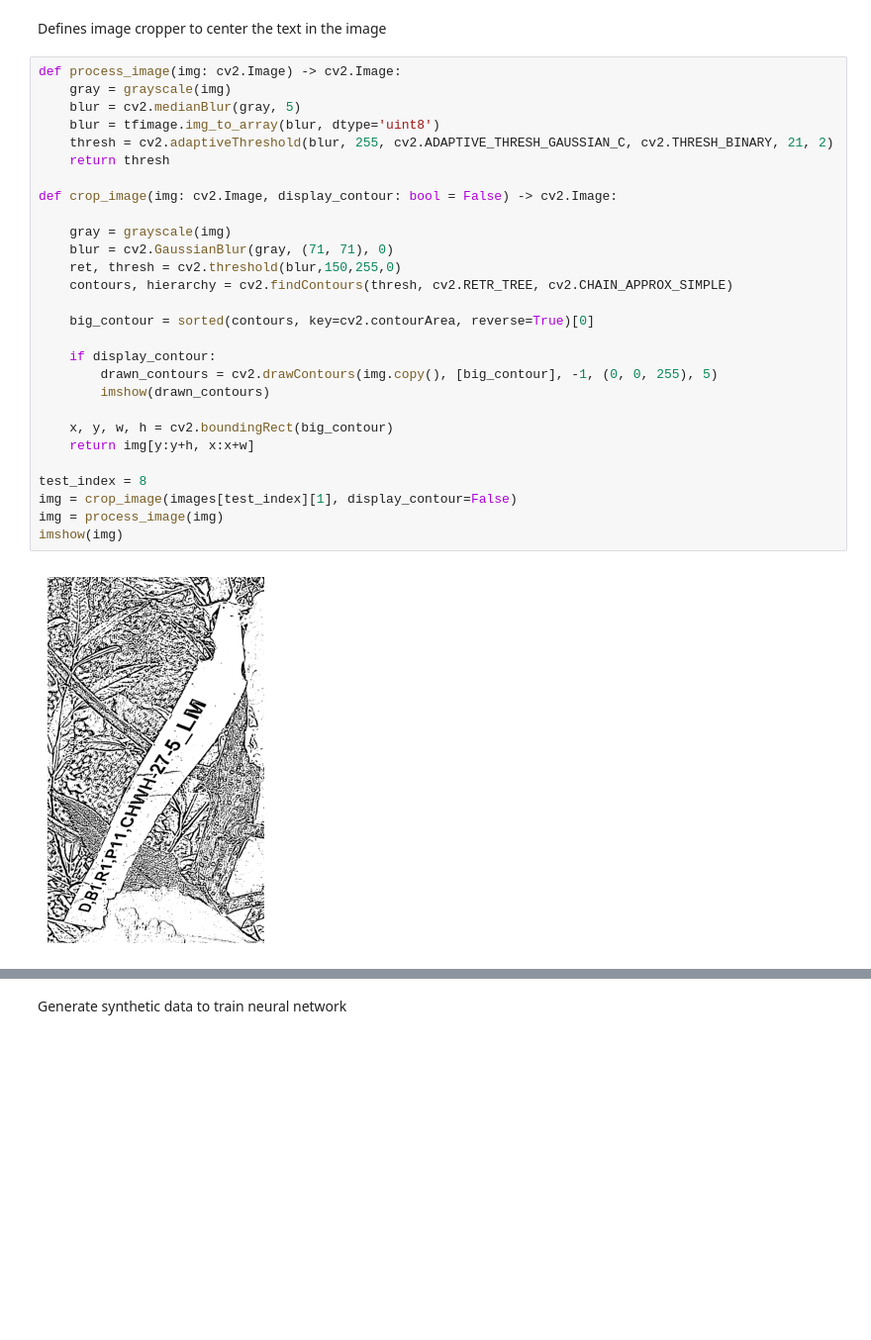
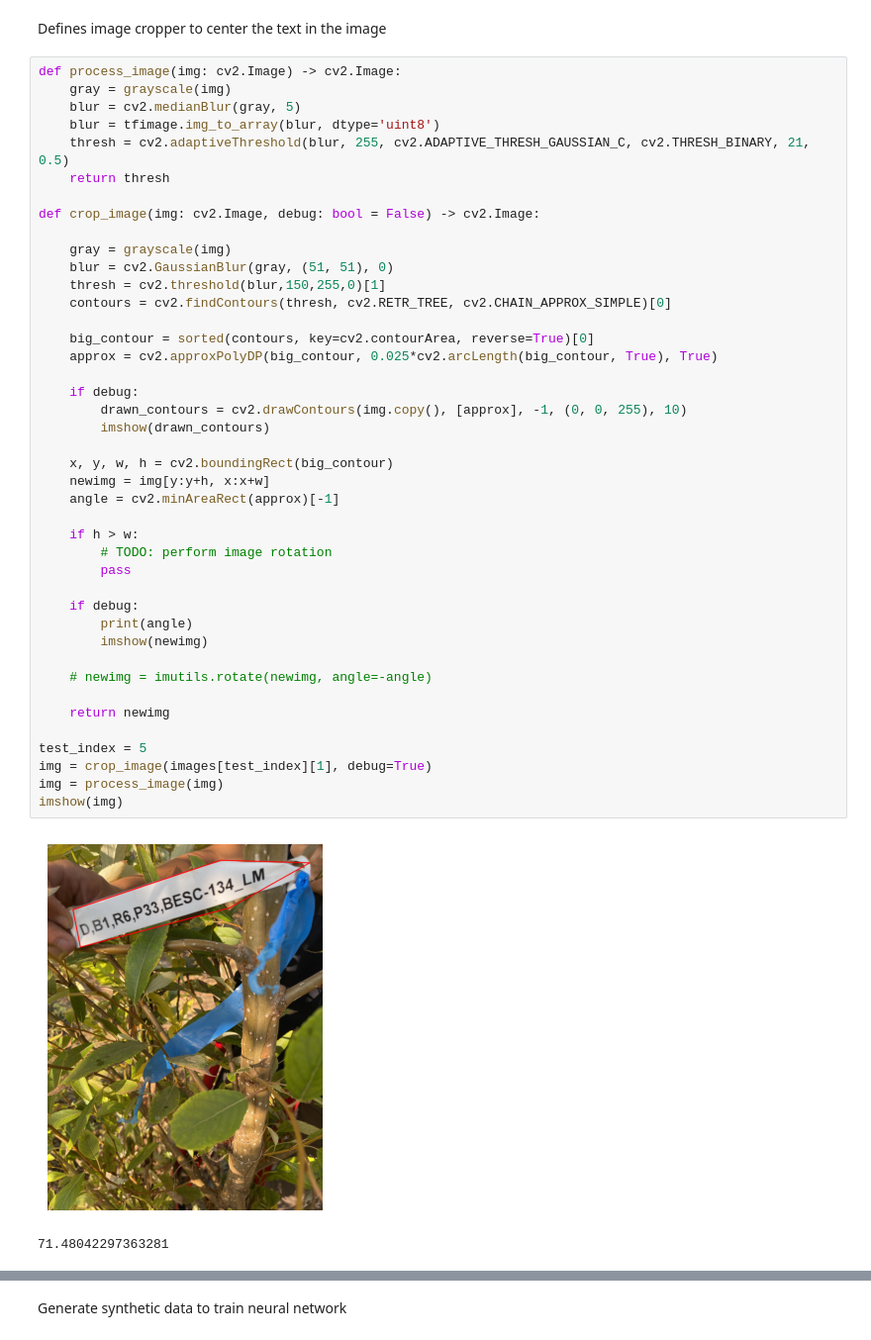
Before and after one commit to vivaansinghvi07/smoky-mountain-data-comp, a Jupyter notebook: main.ipynb, the cells around one changed output, grey strips where cells are left out. Shown at 99% size. Drawn from its saved outputs; the diff is of its cells as text; blank space fills up the shorter version.

```diff
--- a/main.ipynb
+++ b/main.ipynb
@@ -38,30 +36,45 @@ Defines image cropper to center the text in the image
 # %%
 def process_image(img: cv2.Image) -> cv2.Image:
     gray = grayscale(img)
     blur = cv2.medianBlur(gray, 5)
     blur = tfimage.img_to_array(blur, dtype='uint8')
-    thresh = cv2.adaptiveThreshold(blur, 255, cv2.ADAPTIVE_THRESH_GAUSSIAN_C, cv2.THRESH_BINARY, 21, 2)
+    thresh = cv2.adaptiveThreshold(blur, 255, cv2.ADAPTIVE_THRESH_GAUSSIAN_C, cv2.THRESH_BINARY, 21, 0.5)
     return thresh
 
-def crop_image(img: cv2.Image, display_contour: bool = False) -> cv2.Image:
+def crop_image(img: cv2.Image, debug: bool = False) -> cv2.Image:
 
     gray = grayscale(img)
-    blur = cv2.GaussianBlur(gray, (71, 71), 0)
-    ret, thresh = cv2.threshold(blur,150,255,0)
-    contours, hierarchy = cv2.findContours(thresh, cv2.RETR_TREE, cv2.CHAIN_APPROX_SIMPLE)
+    blur = cv2.GaussianBlur(gray, (51, 51), 0)
+    thresh = cv2.threshold(blur,150,255,0)[1]
+    contours = cv2.findContours(thresh, cv2.RETR_TREE, cv2.CHAIN_APPROX_SIMPLE)[0]
 
     big_contour = sorted(contours, key=cv2.contourArea, reverse=True)[0]
+    approx = cv2.approxPolyDP(big_contour, 0.025*cv2.arcLength(big_contour, True), True)
 
-    if display_contour:
-        drawn_contours = cv2.drawContours(img.copy(), [big_contour], -1, (0, 0, 255), 5)
+    if debug:
+        drawn_contours = cv2.drawContours(img.copy(), [approx], -1, (0, 0, 255), 10)
         imshow(drawn_contours)
 
     x, y, w, h = cv2.boundingRect(big_contour)
-    return img[y:y+h, x:x+w]
+    newimg = img[y:y+h, x:x+w]
+    angle = cv2.minAreaRect(approx)[-1]
 
-test_index = 8
-img = crop_image(images[test_index][1], display_contour=False)
+    if h > w:
+        # TODO: perform image rotation
+        pass
+
+    if debug:
+        print(angle)
+        imshow(newimg)
+
+    # newimg = imutils.rotate(newimg, angle=-angle)
+
+    return newimg
+
+test_index = 5
+img = crop_image(images[test_index][1], debug=True)
 img = process_image(img)
 imshow(img)
 # %% [output]
-[figure, old version]
+[figure, new version]
+71.48042297363281
```
Also changed, not shown: parts of 6 cells of this notebook.
